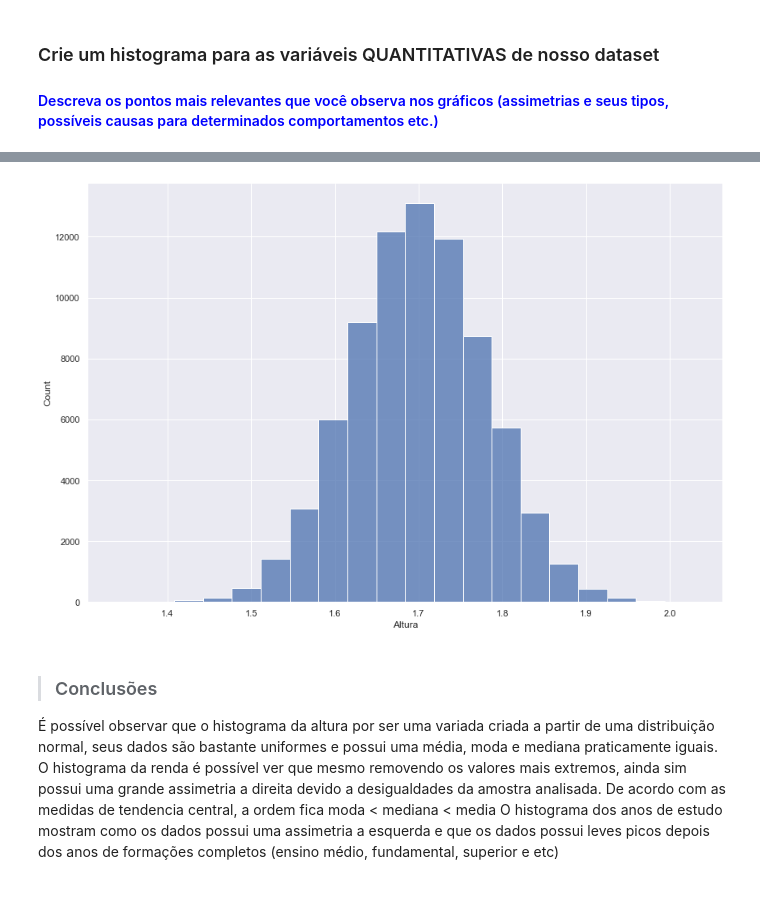
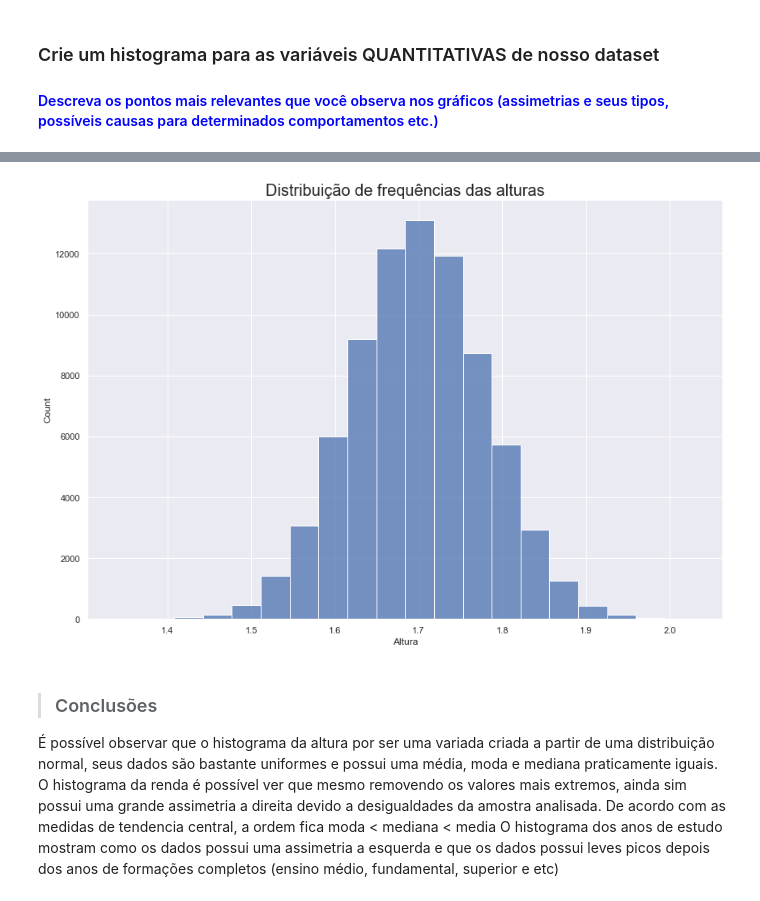
Before and after one commit to guilhermebap/Data-science-personal-study, a Jupyter notebook: Alura/Estatistica/Análise_Descritiva.ipynb, the cells around one changed output, grey strips where cells are left out. Saved outputs shown, nothing was run; the diff lists cells and outputs as text; code cells hidden in the pictures.

```diff
--- a/Alura/Estatistica/Análise_Descritiva.ipynb
+++ b/Alura/Estatistica/Análise_Descritiva.ipynb
@@ -254,7 +258,9 @@ ax = sns.displot(x='Anos de Estudo', data=df, bins=16, kind='hist', height=8, as
 # %%
 ax = sns.displot(x='Altura', data=df, bins=20, kind='hist', height=8, aspect=1.5)
+plt.title('Distribuição de frequências das alturas', fontdict={'fontsize': 20})
+plt.show()
 # %% [output]
-[figure, old version]
+[figure, new version]
 # %% [markdown]
 > ### Conclusões
 
```
Also changed, not shown: parts of 12 cells of this notebook.
